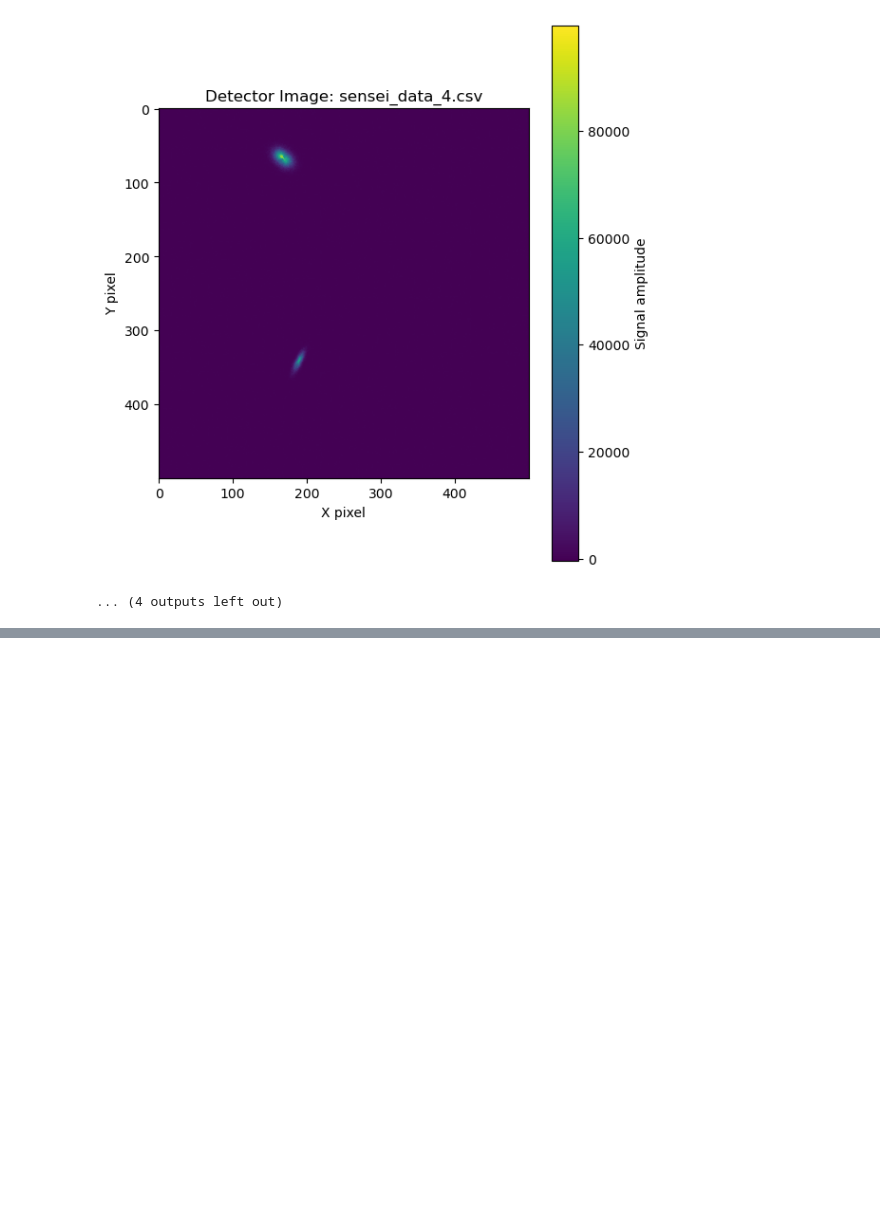
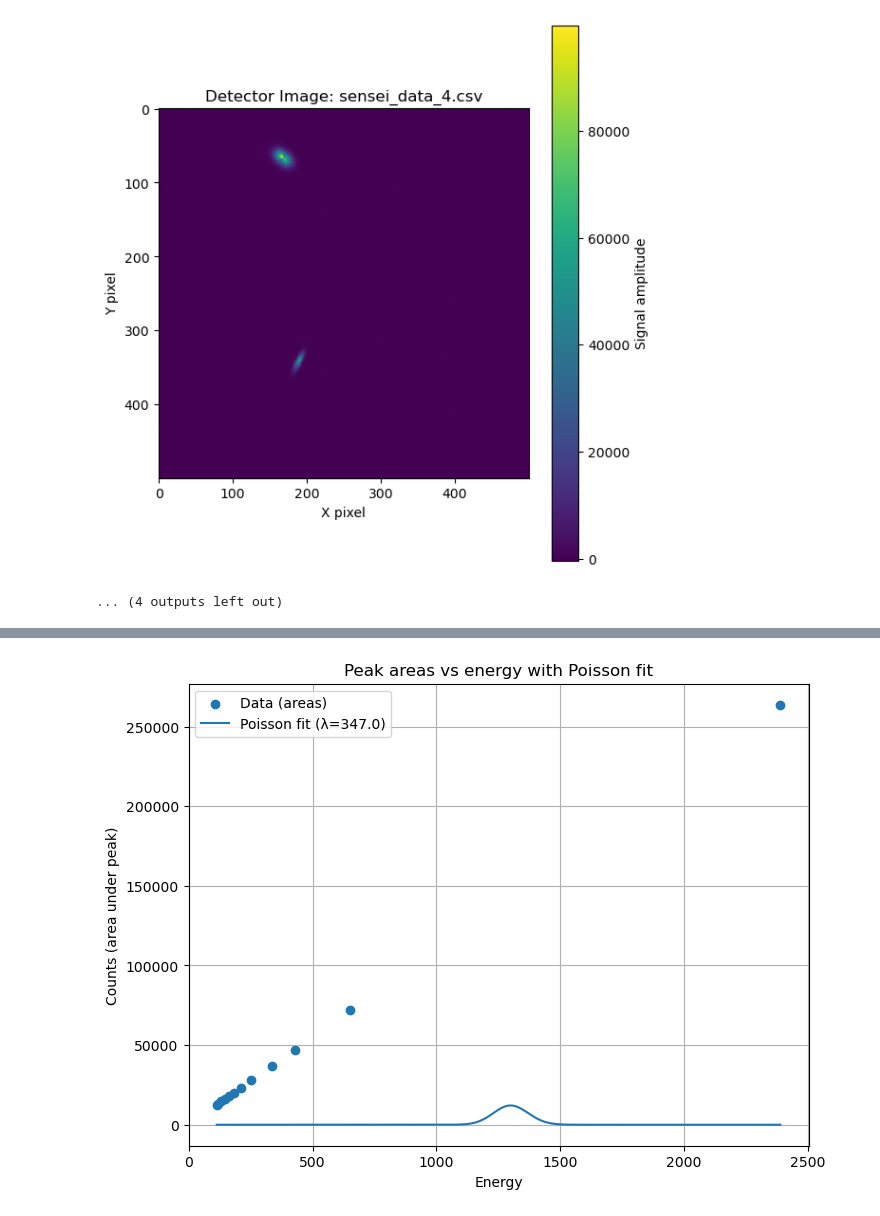
Before and after one commit to dowlingwong/GGI_CCDNR, a Jupyter notebook: CCD_viz.ipynb, the cells around one changed output, grey strips where cells are left out. Saved outputs shown, nothing was run; the diff lists cells and outputs as text; code cells hidden in the pictures; blank space fills up the shorter version.

```diff
--- a/CCD_viz.ipynb
+++ b/CCD_viz.ipynb
@@ -96,0 +188,86 @@ Gaussian fit: mu = 1.2077173636008482 , sigma = 81.92542712287747
+# %%
+import numpy as np
+import matplotlib.pyplot as plt
+from scipy.stats import poisson
+
+# ---- Your extracted peak data ----
+energy = np.array([
+    2388.8,
+    652.5,
+    427.5,
+    333.8,
+    251.2,
+    210.0,
+    183.8,
+    161.2,
+    146.2,
+    131.2,
+    116.2,
+    112.5
+])
+
+number = np.array([
+    637,
+    174,
+    114,
+    89,
+    67,
+    56,
+    49,
+    43,
+    39,
+    35,
+    31,
+    30
+], dtype=float)
+
+area = np.array([
+    263675.8,
+    72059.8,
+    47215.0,
+    36689.1,
+    27817.5,
+    23160.3,
+    20212.3,
+    17903.9,
+    16242.9,
+    14680.9,
+    12706.9,
+    12375.1
+])
+
+# ---- Estimate Poisson λ using weighted mean of "number" ----
+total_events = area.sum()
+lambda_hat = np.sum(number * area) / total_events
+print("Estimated λ =", lambda_hat)
+
+# ---- Build Poisson over n (number) ----
+n_vals = np.arange(int(number.min()), int(number.max()) + 1)
+pmf = poisson.pmf(n_vals, lambda_hat)
+
+# Scale Poisson pmf to same total events
+pmf_counts = pmf * total_events
+
+# ---- Convert n to energy (assuming linear E = n * E0) ----
+# Estimate E0 from your data
+E0 = np.mean(energy / number)
+print("Estimated E0 ≈", E0, "energy units per 'number'")
+
+E_vals = n_vals * E0
+
+# ---- Plot: data (area vs energy) and fitted Poisson ----
+plt.figure(figsize=(8,6))
+
+# Data: normalized or raw; here I use raw counts
+plt.scatter(energy, area, label="Data (areas)", zorder=3)
+
+# Fitted Poisson, mapped to energy
+plt.plot(E_vals, pmf_counts, label=f"Poisson fit (λ={lambda_hat:.1f})")
+
+plt.xlabel("Energy")
+plt.ylabel("Counts (area under peak)")
+plt.title("Peak areas vs energy with Poisson fit")
+plt.legend()
+plt.grid(True)
+plt.show()
+# %% [output]
@@ -97,3 +276,4 @@ Gaussian fit: mu = 1.2077173636008482 , sigma = 81.92542712287747
+[figure, added]
 # %%
 import numpy as np
 import pandas as pd
```
Also changed, not shown: parts of 7 cells of this notebook, 4 other files.
